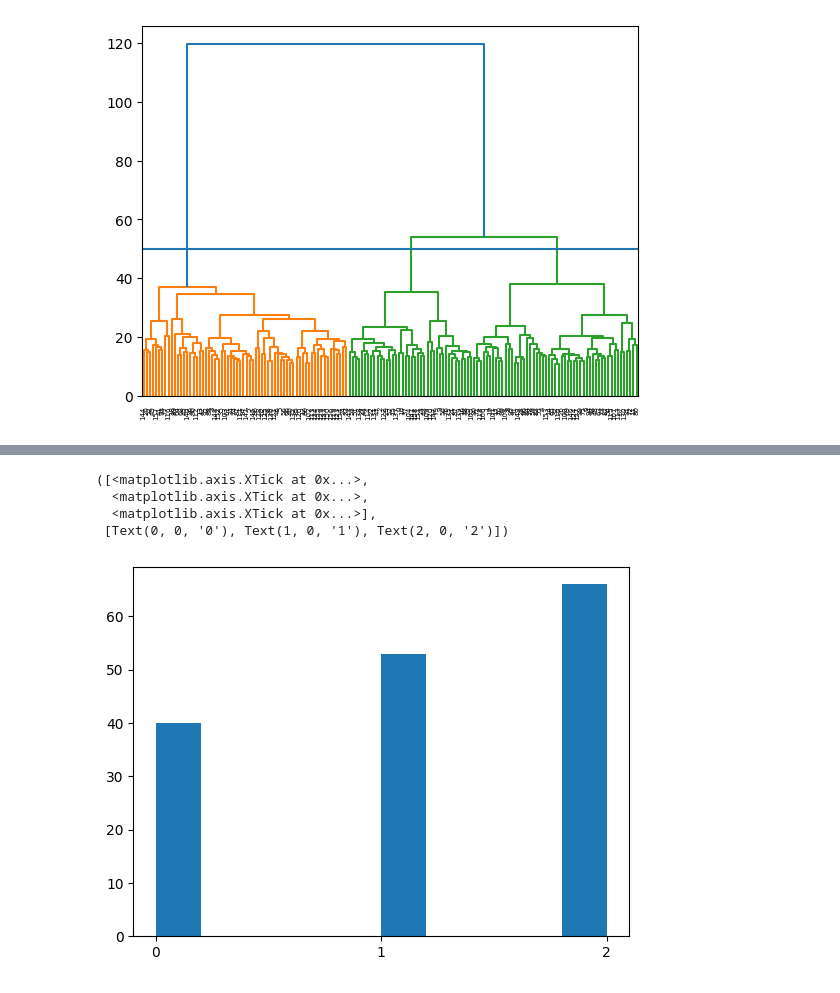
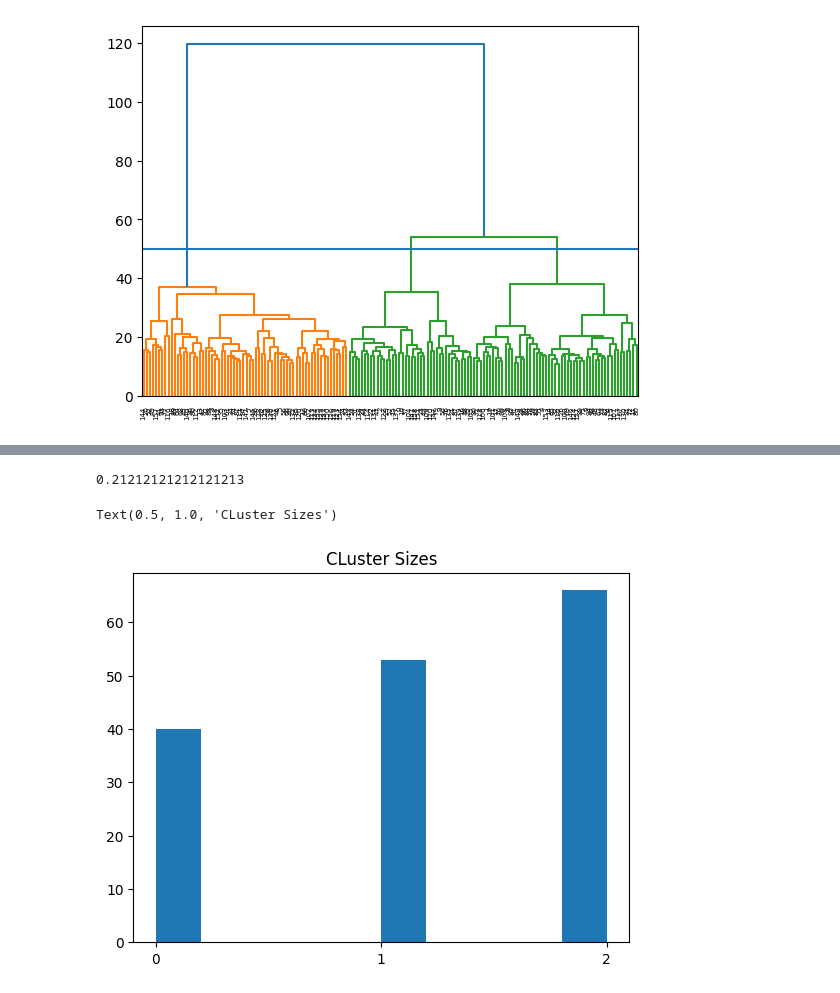
Before and after one commit to ThomasJon196/GeneClustering, a Jupyter notebook: hierarchical_clustering.ipynb, the cells around one changed output, grey strips where cells are left out. Cells and saved outputs as stored; diff of their text form; code cells hidden in the pictures.

```diff
--- a/hierarchical_clustering.ipynb
+++ b/hierarchical_clustering.ipynb
@@ -28,12 +109,16 @@ cutree = cut_tree(linkage_data, height=50)
+# %%
+df = class_x_df[2].describe()
+death_mean = df.loc['mean', 'DEATH']
+death_mean
+# %% [output]
+0.21212121212121213
 # %%
 plt.hist(cutree)
 plt.xticks([0,1,2])
+plt.title('CLuster Sizes')
 # %% [output]
-([<matplotlib.axis.XTick at 0x...>,
-  <matplotlib.axis.XTick at 0x...>,
-  <matplotlib.axis.XTick at 0x...>],
- [Text(0, 0, '0'), Text(1, 0, '1'), Text(2, 0, '2')])
+Text(0.5, 1.0, 'CLuster Sizes')
-[figure, old version]
+[figure, new version]
 # %%
 df_stat.head()
 # %% [output]
```
Also changed, not shown: parts of 5 cells of this notebook, 2 other files.
